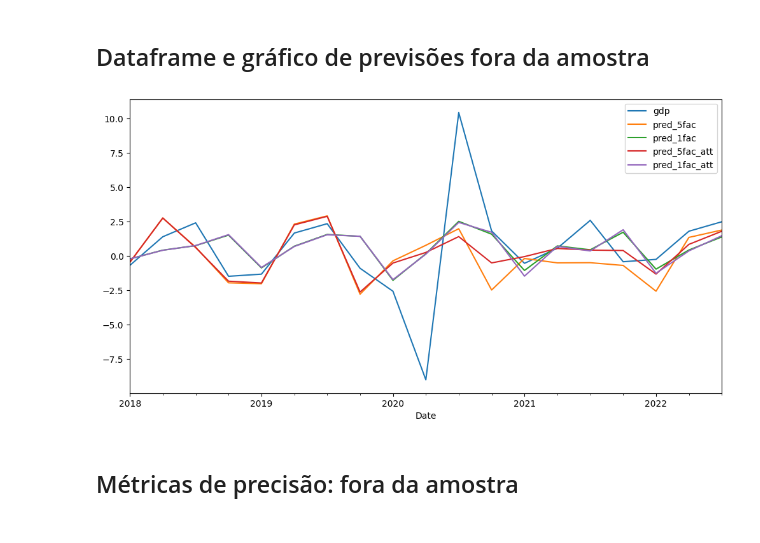
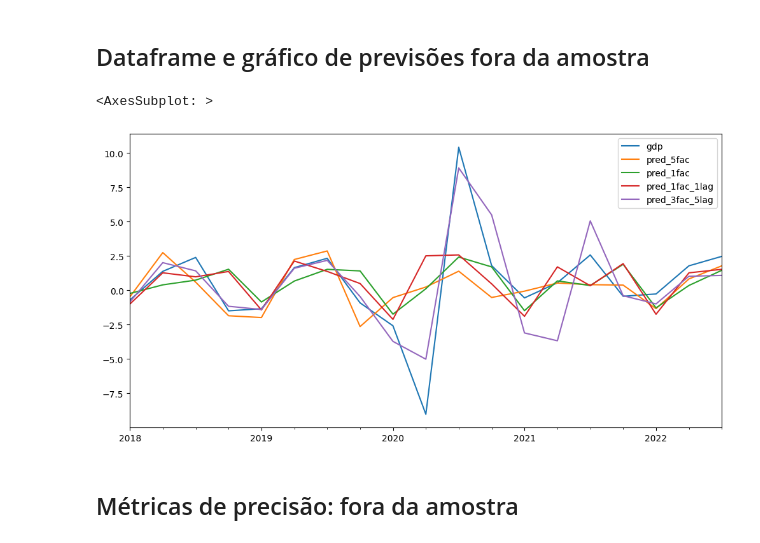
Before and after one commit to Allisterh/nowcasting_gdpbr, a Jupyter notebook: methodologies/dfm_model/dfm_ols.ipynb, the cells around one changed output. Saved outputs shown, nothing was run; the diff lists cells and outputs as text; code cells hidden in the pictures.

```diff
--- a/methodologies/dfm_model/dfm_ols.ipynb
+++ b/methodologies/dfm_model/dfm_ols.ipynb
@@ -79,5 +84,6 @@ qdata_pca = (data_pca.groupby(pd.PeriodIndex(data_pca.index, freq = 'Q'), axis =
 new_data = pd.merge(qgdp, qdata_pca, how='inner', left_index=True, right_index=True)
 new_data.gdp.fillna(new_data.gdp.median(), inplace = True)
 new_data['gdp'] = new_data['gdp'] * 100
+new_data.index = pd.date_range(start = '2002-03-01', end = '2022-09-01', freq = 'QS-DEC')
 new_data
 # %% [output]
@@ -368,0 +614,32 @@ list_1fac
+# %%
+test_3fac_5lag = test[['gdp_2', 'gdp_4', 'F1', 'F1_4', 'F2', 'F2_1', 'F3', 'F3_1']].copy()
+list_3fac_5lag = list()
+
+reg = smf.ols('gdp ~ gdp_2 + gdp_4 + F1 + F1_4 + F2 + F2_1 + F3 + F3_1', data = new_data.loc['2002Q1':'2017Q4',])
+dfm_3fac_1lag = reg.fit()
+pred = dfm_3fac_1lag.predict(test_3fac_5lag.loc['2018Q1']).values[0]
+list_3fac_5lag.append(pred)
+
+for i, j in zip(test_3fac_5lag.index, new_data.loc['2018Q2':,].index):
+    reg = smf.ols('gdp ~ gdp_2 + gdp_4 + F1 + F1_4 + F2 + F2_1 + F3 + F3_1', data = new_data.loc['2002Q1':i,])
+    dfm_3fac_1lag = reg.fit()
+    pred = dfm_3fac_1lag.predict(test_3fac_5lag.loc[j]).values[0]
+    list_3fac_5lag.append(pred)
+
+list_3fac_5lag
+# %%
+test_3fac_5lag = test[['gdp_2', 'gdp_4', 'F1', 'F1_4', 'F2', 'F2_1', 'F3', 'F3_1']].copy()
+list_3fac_5lag = list()
+
+reg = smf.ols('gdp ~ gdp_2 + gdp_4 + F1 + F1_4 + F2 + F2_1 + F3 + F3_1', data = new_data.loc['2002Q1':'2017Q4',])
+dfm_3fac_1lag = reg.fit()
+pred = dfm_3fac_1lag.predict(test_3fac_5lag.loc['2018Q1']).values[0]
+list_3fac_5lag.append(pred)
+
+for i, j in zip(test_3fac_5lag.index, new_data.loc['2018Q2':,].index):
+    reg = smf.ols('gdp ~ gdp_2 + gdp_4 + F1 + F1_4 + F2 + F2_1 + F3 + F3_1', data = new_data.loc['2002Q1':i,])
+    dfm_3fac_1lag = reg.fit()
+    pred = dfm_3fac_1lag.predict(test_3fac_5lag.loc[j]).values[0]
+    list_3fac_5lag.append(pred)
+
+list_3fac_5lag
@@ -369,12 +666,17 @@ list_1fac
 # %% [markdown]
 ## Dataframe e gráfico de previsões fora da amostra
 # %%
-forecasts_outsample['pred_5fac_att'] = list_5fac
-forecasts_outsample['pred_1fac_att'] = list_1fac
+forecasts_outsample = pd.DataFrame()
+forecasts_outsample['gdp'] = y_test
+forecasts_outsample['pred_5fac'] = list_5fac
+forecasts_outsample['pred_1fac'] = list_1fac
+forecasts_outsample['pred_1fac_1lag'] = list_1fac_1lag
+forecasts_outsample['pred_3fac_5lag'] = list_3fac_5lag
 forecasts_outsample.plot(figsize = (12,6))
-plt.savefig('dfm-images-plots/forecast_1and5_factors_outsample.png')
+# plt.savefig('dfm-images-plots/forecast_1and5_factors_outsample.png')
 # %% [output]
+<AxesSubplot: >
-[figure, old version]
+[figure, new version]
 # %% [markdown]
 ## Métricas de precisão: fora da amostra
 # %%
```
Also changed, not shown: parts of 42 cells of this notebook, 1 other file.
